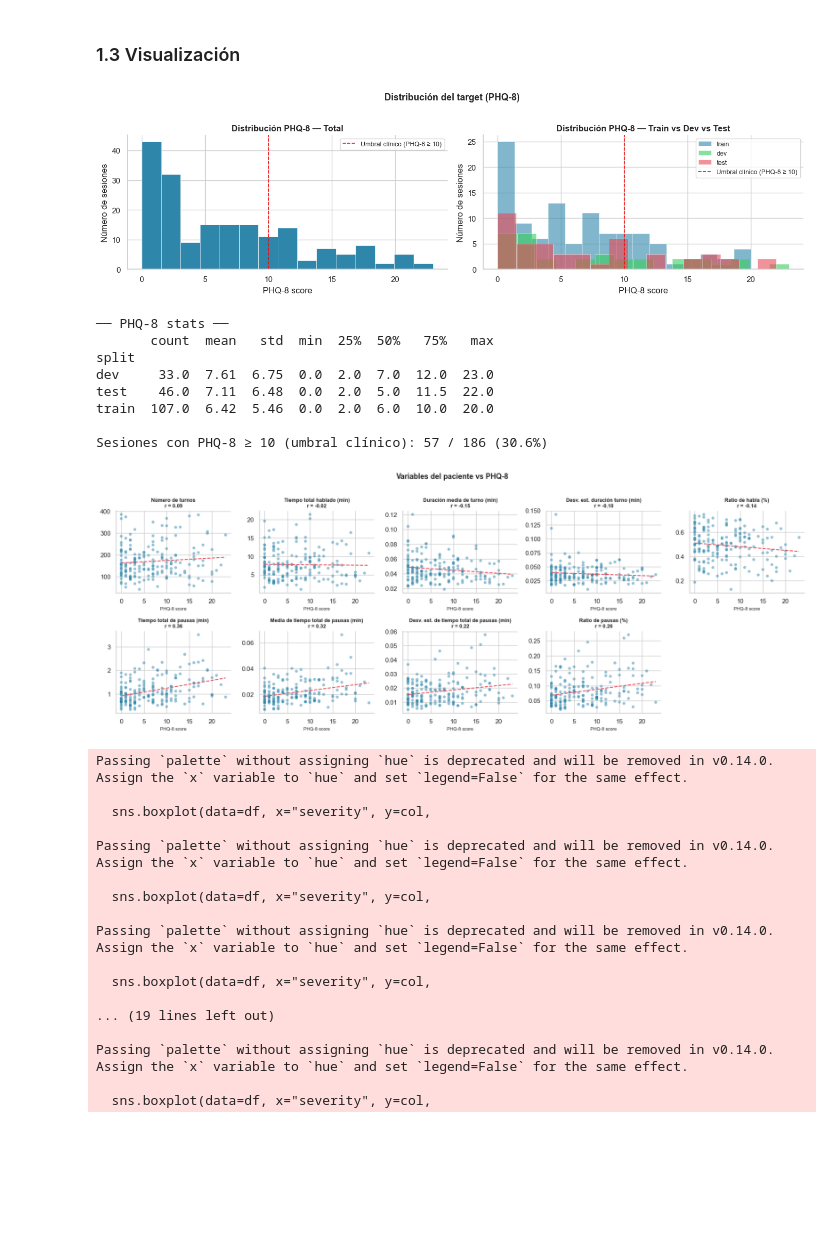
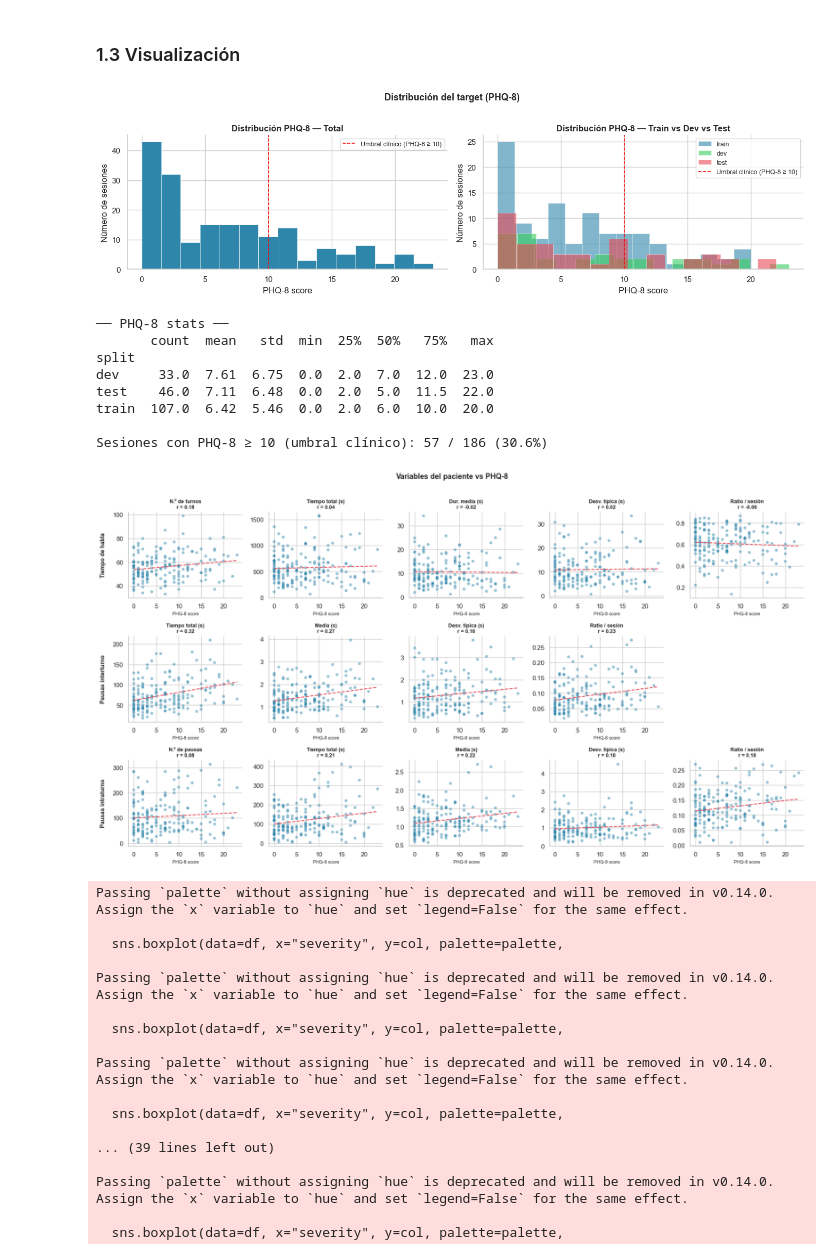
Before and after one commit to lazurridom/UNIR_IA_TFE, a Jupyter notebook: dev/1.Carga_EDA_muestra.ipynb, the cells around one changed output. Cells and saved outputs as stored; diff of their text form; code cells hidden in the pictures; blank space fills up the shorter version.

Commit message:
vfinal 1. + pausas intraturno

```diff
--- a/dev/1.Carga_EDA_muestra.ipynb
+++ b/dev/1.Carga_EDA_muestra.ipynb
@@ -122,9 +136,0 @@ Se eliminan las 3 sesiones sin información del asistente en sus transcripciones
-# %%
-sesiones_noInfo = [451, 458, 480]
-
-df_filt = df_full[~df_full['participant_id'].isin(sesiones_noInfo)]
-
-n_eliminadas = len(df_full) - len(df_filt)
-pct_eliminadas = n_eliminadas / len(df_full) * 100
-
-print(f'Eliminadas {n_eliminadas} sesiones ({pct_eliminadas:.1f}% de la muestra)')
@@ -328,5 +156,0 @@ def get_transcript_stats(transcript_path):
-# %%
-df_filt['duration_audio'] = df_filt['path_audio'].apply(get_audio_duration_min)
-df_filt = df_filt.join(df_filt['path_transcript'].apply(get_transcript_stats))
-
-df_filt
@@ -351,0 +360,7 @@ See the caveats in the documentation: https://pandas.pydata.org/pandas-docs/stab
+# %%
+features = pd.json_normalize(df_filt.apply(execute_basicMetrics, axis=1))
+
+df_filt['durAudio'] = df_filt['path_audio'].apply(get_duration_audio)
+
+df_features_1 = pd.concat([df_filt, features], axis=1)
+df_features_1
@@ -351,0 +505,4 @@ See the caveats in the documentation: https://pandas.pydata.org/pandas-docs/stab
+# %%
+df_intra = pd.json_normalize(df_features_1.apply(execute_intraMetrics, axis=1))
+df_features_2 = pd.concat([df_features_1, df_intra], axis=1)
+df_features_2
@@ -614,36 +747,36 @@ def plot_vars_by_split_kde(df):
     plt.tight_layout()
     plt.show()
 # %%
-plot_phq8distribution_by_split(df_filt)
-plot_vars_vs_phq8(df_filt)
-plot_boxplots_by_severity(df_filt)
-plot_vars_by_split(df_filt)
-plot_vars_by_split_kde(df_filt)
+plot_phq8distribution_by_split(df_features_2)
+plot_vars_vs_phq8(df_features_2)
+plot_boxplots_by_severity(df_features_2)
+plot_vars_by_split(df_features_2)
+plot_vars_by_split_kde(df_features_2)
 # %% [output]
 [figure]
 ── PHQ-8 stats ──
        count  mean   std  min  25%  50%   75%   max
 split
 dev     33.0  7.61  6.75  0.0  2.0  7.0  12.0  23.0
 test    46.0  7.11  6.48  0.0  2.0  5.0  11.5  22.0
 train  107.0  6.42  5.46  0.0  2.0  6.0  10.0  20.0
 
 Sesiones con PHQ-8 ≥ 10 (umbral clínico): 57 / 186 (30.6%)
-[figure, old version]
+[figure, new version]
 Passing `palette` without assigning `hue` is deprecated and will be removed in v0.14.0. Assign the `x` variable to `hue` and set `legend=False` for the same effect.
 
-  sns.boxplot(data=df, x="severity", y=col,
+  sns.boxplot(data=df, x="severity", y=col, palette=palette,
 
 Passing `palette` without assigning `hue` is deprecated and will be removed in v0.14.0. Assign the `x` variable to `hue` and set `legend=False` for the same effect.
 
-  sns.boxplot(data=df, x="severity", y=col,
+  sns.boxplot(data=df, x="severity", y=col, palette=palette,
 
 Passing `palette` without assigning `hue` is deprecated and will be removed in v0.14.0. Assign the `x` variable to `hue` and set `legend=False` for the same effect.
 
-  sns.boxplot(data=df, x="severity", y=col,
+  sns.boxplot(data=df, x="severity", y=col, palette=palette,
 
-... (19 lines left out)
+... (39 lines left out)
 
 Passing `palette` without assigning `hue` is deprecated and will be removed in v0.14.0. Assign the `x` variable to `hue` and set `legend=False` for the same effect.
 
-  sns.boxplot(data=df, x="severity", y=col,
+  sns.boxplot(data=df, x="severity", y=col, palette=palette,
```
Also changed, not shown: parts of 21 cells of this notebook.
